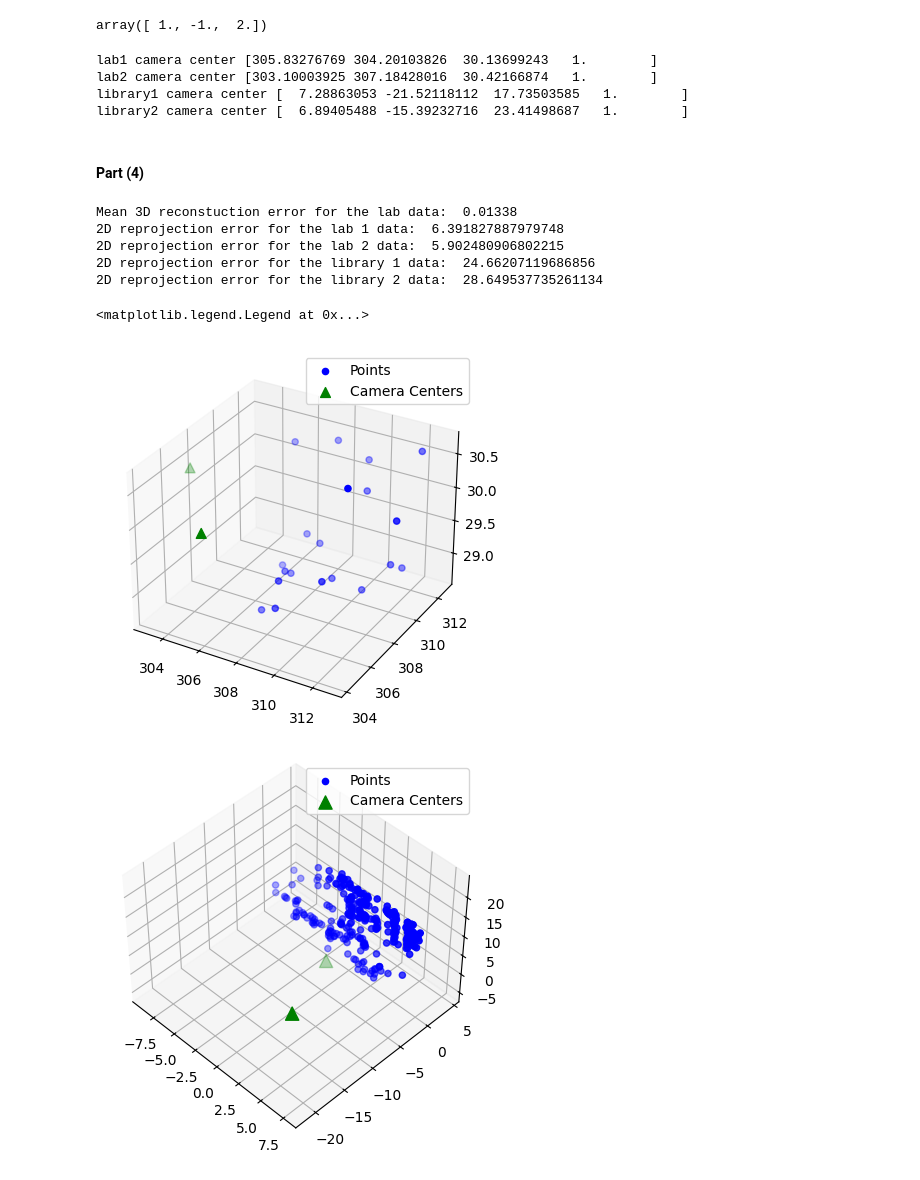
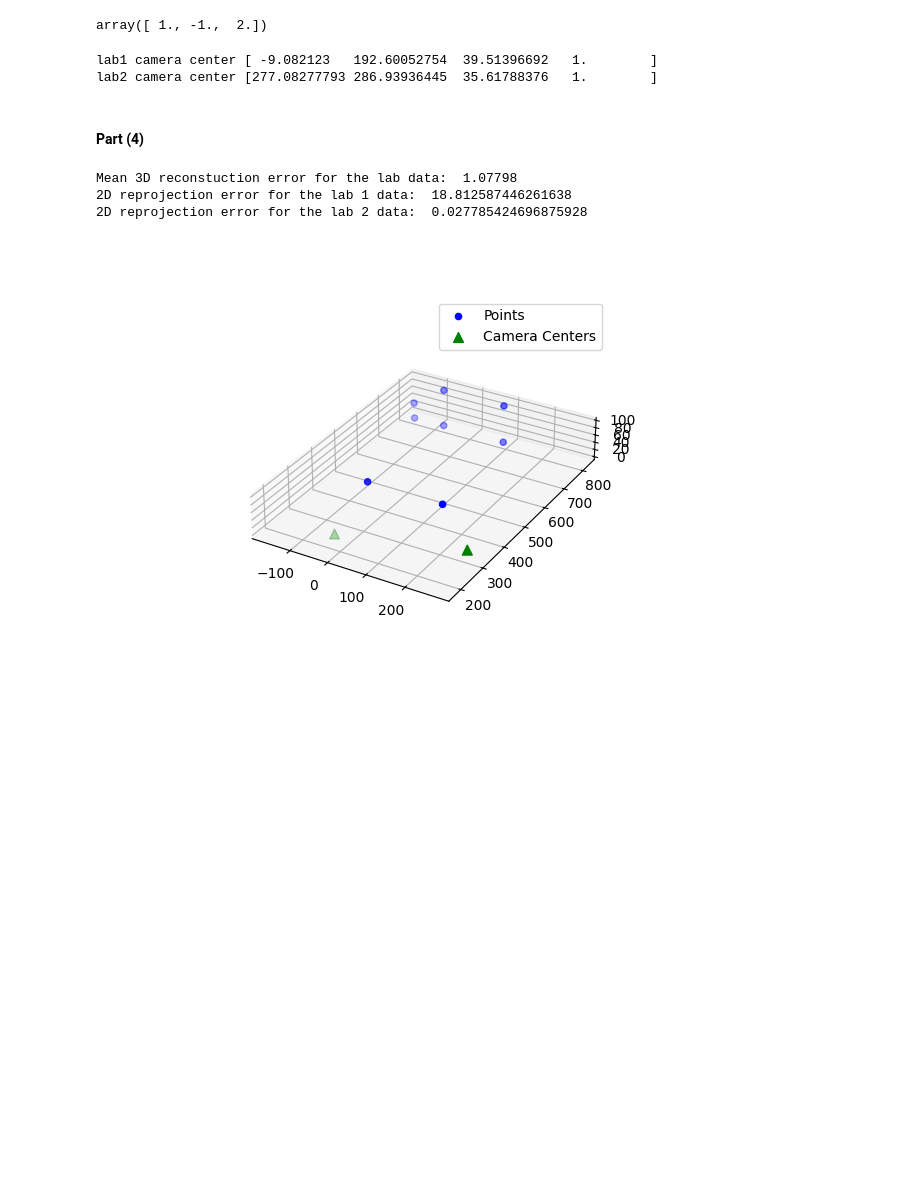
Before and after one commit to junryuf2/cs543_FINAL_proj, a Jupyter notebook: fundamental.ipynb, the cells around one changed output. Drawn from its saved outputs; the diff is of its cells as text; code cells hidden in the pictures; blank space fills up the shorter version.

Commit message:
fundamental matrix and camera matrix for the futsal scene is complete

```diff
--- a/fundamental.ipynb
+++ b/fundamental.ipynb
@@ -449,8 +465,8 @@ def camera_calibration(matches, pts_3d):
 
 # Load 3D points, and their corresponding locations in
 # the two images.
-pts_3d = np.loadtxt('./lab_3d.txt')
-matches = np.loadtxt('./lab_matches.txt')
+pts_3d = np.loadtxt('./futsal_court3d.txt')
+matches = np.loadtxt('./custom_match.txt')
 
 # <YOUR CODE> print lab camera projection matrices:
 lab1_proj = camera_calibration(matches[:, :2], pts_3d)
@@ -529,21 +538,21 @@ lab2_c = calc_camera_center(lab2_proj)
 print('lab1 camera center', lab1_c)
 print('lab2 camera center', lab2_c)
 
-# <YOUR CODE> compute the camera centers with the projection matrices
-lib1_c = calc_camera_center(lib1_proj)
-lib2_c = calc_camera_center(lib2_proj)
-print('library1 camera center', lib1_c)
-print('library2 camera center', lib2_c)
+# # <YOUR CODE> compute the camera centers with the projection matrices
+# lib1_c = calc_camera_center(lib1_proj)
+# lib2_c = calc_camera_center(lib2_proj)
+# print('library1 camera center', lib1_c)
+# print('library2 camera center', lib2_c)
 # %% [output]
-lab1 camera center [305.83276769 304.20103826  30.13699243   1.        ]
-lab2 camera center [303.10003925 307.18428016  30.42166874   1.        ]
-library1 camera center [  7.28863053 -21.52118112  17.73503585   1.        ]
-library2 camera center [  6.89405488 -15.39232716  23.41498687   1.        ]
+lab1 camera center [ -9.082123   192.60052754  39.51396692   1.        ]
+lab2 camera center [277.08277793 286.93936445  35.61788376   1.        ]
 # %% [markdown]
 #### Part (4)
 # %%
 # Write your code here for triangulation
 from mpl_toolkits.mplot3d import Axes3D
+%matplotlib widget
+
 def triangulation(matches, proj_m1, proj_m2):
     """
     write your code to triangulate the points in 3D
@@ -596,59 +605,57 @@ def evaluate_points_3d(ground_truth, estimated):
     """
     write your code to evaluate the triangulated 3D points
     """
     # <YOUR CODE>
     return np.sqrt(np.sum(np.square(ground_truth - estimated), axis=1))
 
 # triangulate the 3D point cloud for the lab data
-matches_lab = np.loadtxt('./lab_matches.txt')
-points_3d_gt = np.loadtxt('./lab_3d.txt')
+matches_lab = np.loadtxt('./custom_match.txt')
+points_3d_gt = np.loadtxt('./futsal_court3d.txt')
 points_3d_lab = triangulation(matches_lab, lab1_proj, lab2_proj) # <YOUR CODE>
 res_3d_lab = evaluate_points_3d(points_3d_gt, points_3d_lab) # <YOUR CODE>
 print('Mean 3D reconstuction error for the lab data: ', round(np.mean(res_3d_lab), 5))
 
 lab_pt1 = matches_lab[:, :2]
 lab_pt2 = matches_lab[:, 2:]
 _, res_2d_lab1 = evaluate_points(lab1_proj, lab_pt1, points_3d_lab)
 _, res_2d_lab2 = evaluate_points(lab2_proj, lab_pt2, points_3d_lab)
 print('2D reprojection error for the lab 1 data: ', np.mean(res_2d_lab1))
 print('2D reprojection error for the lab 2 data: ', np.mean(res_2d_lab2))
 # visualization of lab point cloud
 camera_centers = np.vstack((lab1_c, lab2_c))
 fig = plt.figure()
 ax = fig.add_subplot(111, projection='3d')
 ax.scatter(points_3d_lab[:, 0], points_3d_lab[:, 1], points_3d_lab[:, 2], c='b', label='Points')
 ax.scatter(camera_centers[:, 0], camera_centers[:, 1], camera_centers[:, 2], c='g', s=50, marker='^', label='Camera Centers')
 ax.legend(loc='best')
+ax.set_aspect('equal')
 
-# triangulate the 3D point cloud for the library data
-matches_lib = np.loadtxt('./library_matches.txt')
-points_3d_lib = triangulation(matches_lib, lib1_proj, lib2_proj) # <YOUR CODE>
-lib_pt1 = matches_lib[:, :2]
-lib_pt2 = matches_lib[:, 2:]
 
-_, res_2d_lib1 = evaluate_points(lib1_proj, lib_pt1, points_3d_lib)
-_, res_2d_lib2 = evaluate_points(lib2_proj, lib_pt2, points_3d_lib)
-print('2D reprojection error for the library 1 data: ', np.mean(res_2d_lib1))
-print('2D reprojection error for the library 2 data: ', np.mean(res_2d_lib2))
-# visualization of library point cloud
-camera_centers_library = np.vstack((lib1_c, lib2_c))
-fig = plt.figure()
-ax = fig.add_subplot(111, projection='3d')
-ax.scatter(points_3d_lib[:, 0], points_3d_lib[:, 1], points_3d_lib[:, 2], c='b', label='Points')
-ax.scatter(camera_centers_library[:, 0], camera_centers_library[:, 1],
-           camera_centers_library[:, 2], c='g', s=90,
-           marker='^', label='Camera Centers')
-ax.view_init(azim=-45, elev=45)
-ax.legend(loc='best')
+# # triangulate the 3D point cloud for the library data
+# matches_lib = np.loadtxt('./library_matches.txt')
+# points_3d_lib = triangulation(matches_lib, lib1_proj, lib2_proj) # <YOUR CODE>
+# lib_pt1 = matches_lib[:, :2]
+# lib_pt2 = matches_lib[:, 2:]
+
+# _, res_2d_lib1 = evaluate_points(lib1_proj, lib_pt1, points_3d_lib)
+# _, res_2d_lib2 = evaluate_points(lib2_proj, lib_pt2, points_3d_lib)
+# print('2D reprojection error for the library 1 data: ', np.mean(res_2d_lib1))
+# print('2D reprojection error for the library 2 data: ', np.mean(res_2d_lib2))
+# # visualization of library point cloud
+# camera_centers_library = np.vstack((lib1_c, lib2_c))
+# fig = plt.figure()
+# ax = fig.add_subplot(111, projection='3d')
+# ax.scatter(points_3d_lib[:, 0], points_3d_lib[:, 1], points_3d_lib[:, 2], c='b', label='Points')
+# ax.scatter(camera_centers_library[:, 0], camera_centers_library[:, 1],
+#            camera_centers_library[:, 2], c='g', s=90,
+#            marker='^', label='Camera Centers')
+# ax.view_init(azim=-45, elev=45)
+# ax.legend(loc='best')
 
 # print(f'points_3d_gt is {points_3d_gt}')
 # print(f'points estimated is {points_3d_lab}')
 # %% [output]
-Mean 3D reconstuction error for the lab data:  0.01338
-2D reprojection error for the lab 1 data:  6.391827887979748
-2D reprojection error for the lab 2 data:  5.902480906802215
-2D reprojection error for the library 1 data:  24.66207119686856
-2D reprojection error for the library 2 data:  28.649537735261134
+Mean 3D reconstuction error for the lab data:  1.07798
+2D reprojection error for the lab 1 data:  18.812587446261638
+2D reprojection error for the lab 2 data:  0.027785424696875928
-<matplotlib.legend.Legend at 0x...>
-[figure, old version]
+[figure, new version]
-[figure, removed]
```
Also changed, not shown: parts of 10 cells of this notebook, 5 other files.
